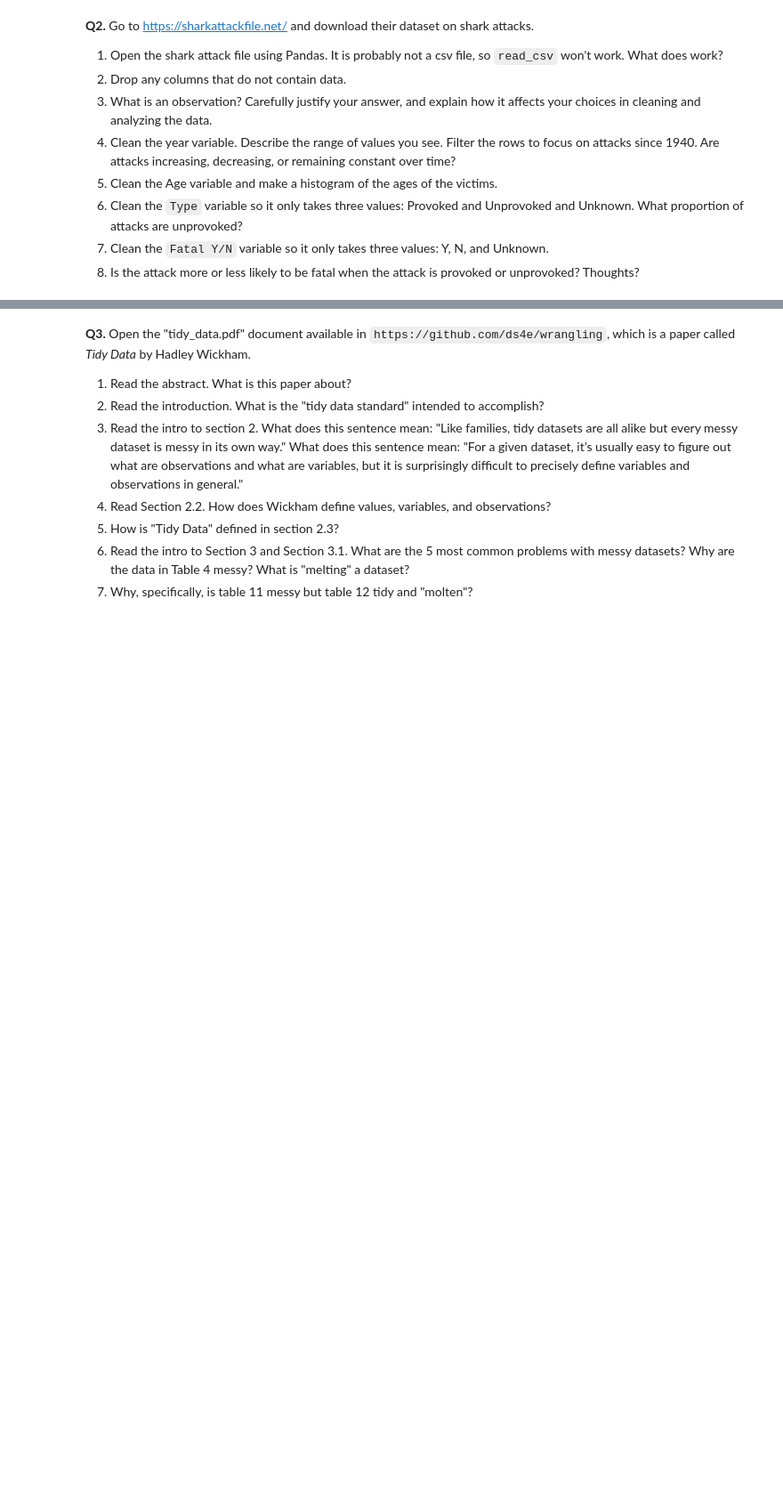
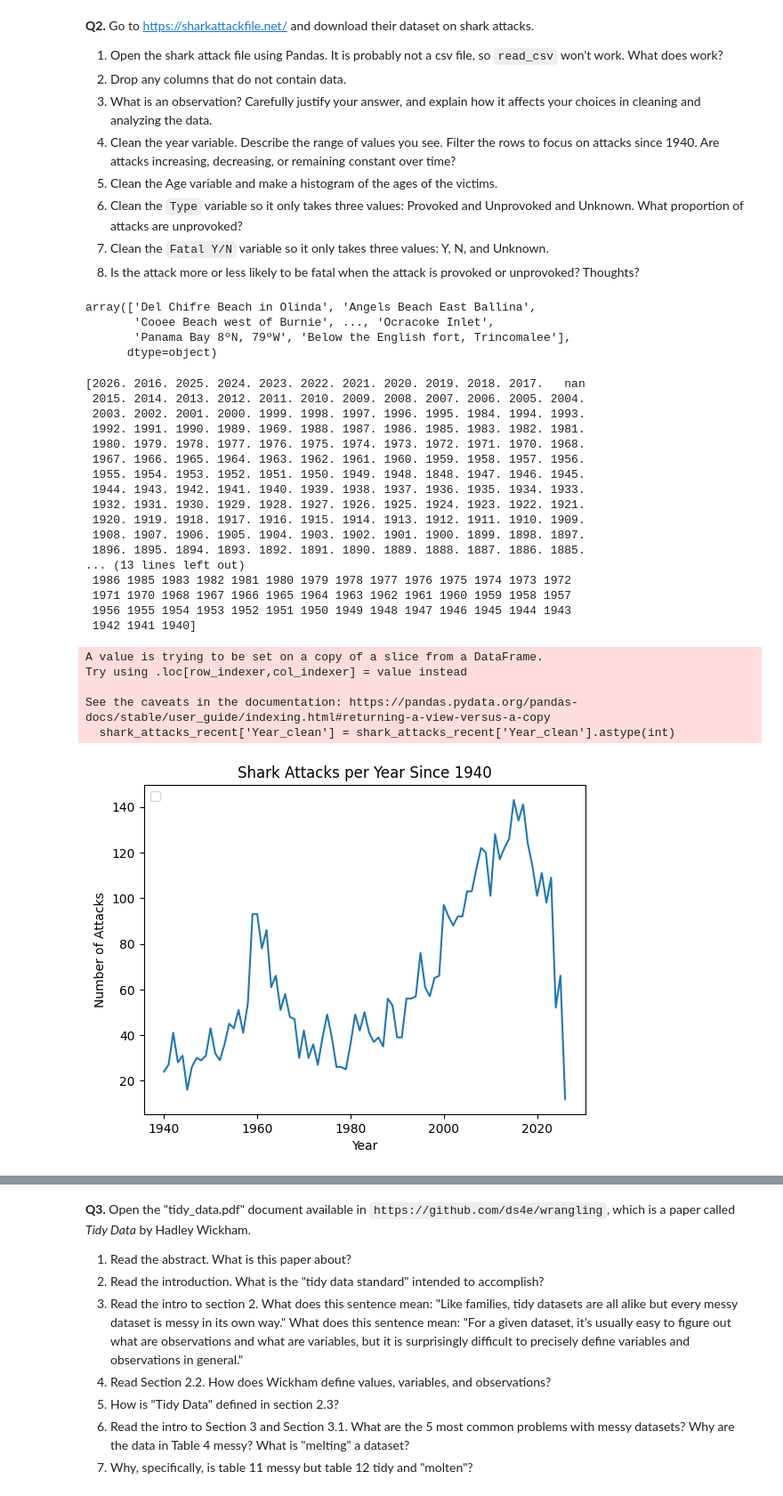
Before and after one commit to arya-rajesh-99/undergrad_ml_assignments, a Jupyter notebook: 01_assignment_wrangling_and_eda.ipynb, the cells around one changed output, grey strips where cells are left out. Shown at 89% size. Cells and saved outputs as stored; diff of their text form; code cells hidden in the pictures; blank space fills up the shorter version.

```diff
--- a/01_assignment_wrangling_and_eda.ipynb
+++ b/01_assignment_wrangling_and_eda.ipynb
@@ -40,3 +101,75 @@ NameError: name 'pd' is not defined
 6. Clean the `Type` variable so it only takes three values: Provoked and Unprovoked and Unknown. What proportion of attacks are unprovoked?
 7. Clean the `Fatal Y/N` variable so it only takes three values: Y, N, and Unknown.
 8. Is the attack more or less likely to be fatal when the attack is provoked or unprovoked? Thoughts?
+# %%
+import matplotlib.pyplot as plt
+### 1. opening the file
+# it's a xlsx so will have to read as excel and upload into colab
+
+shark_attacks_df = pd.read_excel("./GSAF5.xls")
+shark_attacks_df.head()
+
+### 2. drop columns
+shark_attacks_df = shark_attacks_df.dropna(axis=1, how='all')
+
+### 3. observation
+shark_attacks_df.head()
+shark_attacks_df['Location'].unique()
+
+# From a general scan of the data, I see that the locations of the attacks are
+# in common diving areas/bodies ofw water but the locations vary geographically
+# across many countries and coasts. When cleaning and analyzing the data
+# because this variable has inconsistent formatting so we know we have to clean
+# this in depth. Additionally, grouping the locations may be difficult as it
+# seems that the locations vary signficantly.
+# %% [output]
+array(['Del Chifre Beach in Olinda', 'Angels Beach East Ballina',
+       'Cooee Beach west of Burnie', ..., 'Ocracoke Inlet',
+       'Panama Bay 8ºN, 79ºW', 'Below the English fort, Trincomalee'],
+      dtype=object)
+# %%
+### 4. year var
+shark_attacks_df['Year'].unique()
+shark_attacks_df['Year_clean'] = pd.to_numeric(shark_attacks_df['Year'], errors='coerce')
+print(shark_attacks_df['Year_clean'].unique())
+shark_attacks_recent = shark_attacks_df[shark_attacks_df['Year_clean']>=1940]
+shark_attacks_recent['Year_clean'] = shark_attacks_recent['Year_clean'].astype(int)
+print(shark_attacks_recent['Year_clean'].unique())
+shark_attacks_recent['Year_clean'].value_counts()
+
+attacks_per_year = shark_attacks_recent['Year_clean'].value_counts().sort_index()
+x = attacks_per_year.index
+y = attacks_per_year.values
+
+plt.plot(x, y)
+plt.xlabel('Year')
+plt.ylabel('Number of Attacks')
+plt.title('Shark Attacks per Year Since 1940')
+plt.legend(loc='upper left')
+plt.show()
+
+# The attacks have a trend of increasing over time as shown in the line plot.
+# %% [output]
+[2026. 2016. 2025. 2024. 2023. 2022. 2021. 2020. 2019. 2018. 2017.   nan
+ 2015. 2014. 2013. 2012. 2011. 2010. 2009. 2008. 2007. 2006. 2005. 2004.
+ 2003. 2002. 2001. 2000. 1999. 1998. 1997. 1996. 1995. 1984. 1994. 1993.
+ 1992. 1991. 1990. 1989. 1969. 1988. 1987. 1986. 1985. 1983. 1982. 1981.
+ 1980. 1979. 1978. 1977. 1976. 1975. 1974. 1973. 1972. 1971. 1970. 1968.
+ 1967. 1966. 1965. 1964. 1963. 1962. 1961. 1960. 1959. 1958. 1957. 1956.
+ 1955. 1954. 1953. 1952. 1951. 1950. 1949. 1948. 1848. 1947. 1946. 1945.
+ 1944. 1943. 1942. 1941. 1940. 1939. 1938. 1937. 1936. 1935. 1934. 1933.
+ 1932. 1931. 1930. 1929. 1928. 1927. 1926. 1925. 1924. 1923. 1922. 1921.
+ 1920. 1919. 1918. 1917. 1916. 1915. 1914. 1913. 1912. 1911. 1910. 1909.
+ 1908. 1907. 1906. 1905. 1904. 1903. 1902. 1901. 1900. 1899. 1898. 1897.
+ 1896. 1895. 1894. 1893. 1892. 1891. 1890. 1889. 1888. 1887. 1886. 1885.
+... (13 lines left out)
+ 1986 1985 1983 1982 1981 1980 1979 1978 1977 1976 1975 1974 1973 1972
+ 1971 1970 1968 1967 1966 1965 1964 1963 1962 1961 1960 1959 1958 1957
+ 1956 1955 1954 1953 1952 1951 1950 1949 1948 1947 1946 1945 1944 1943
+ 1942 1941 1940]
+A value is trying to be set on a copy of a slice from a DataFrame.
+Try using .loc[row_indexer,col_indexer] = value instead
+
+See the caveats in the documentation: https://pandas.pydata.org/pandas-docs/stable/user_guide/indexing.html#returning-a-view-versus-a-copy
+  shark_attacks_recent['Year_clean'] = shark_attacks_recent['Year_clean'].astype(int)
+[figure, added]
```
Also changed, not shown: parts of 7 cells of this notebook.
